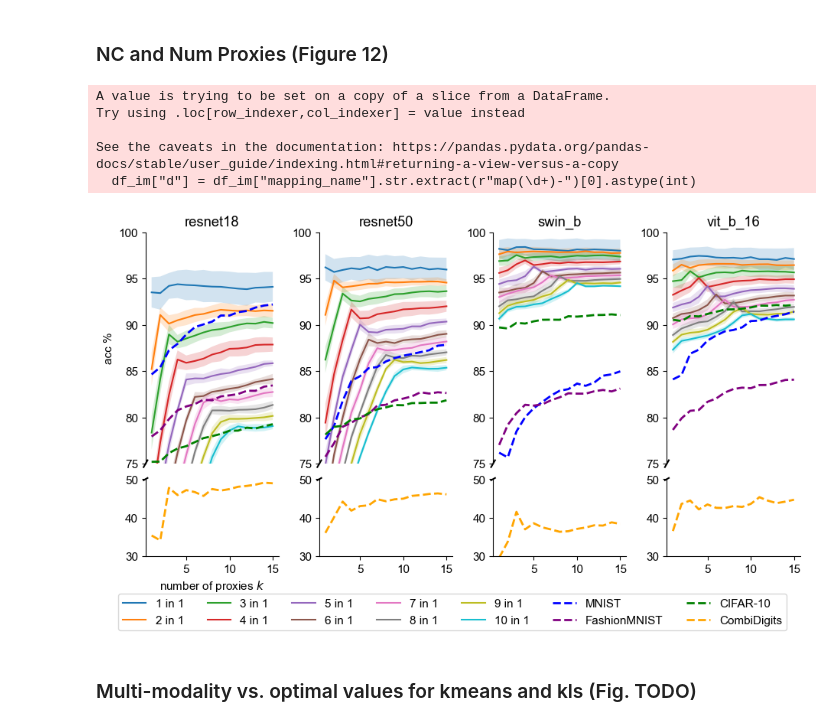
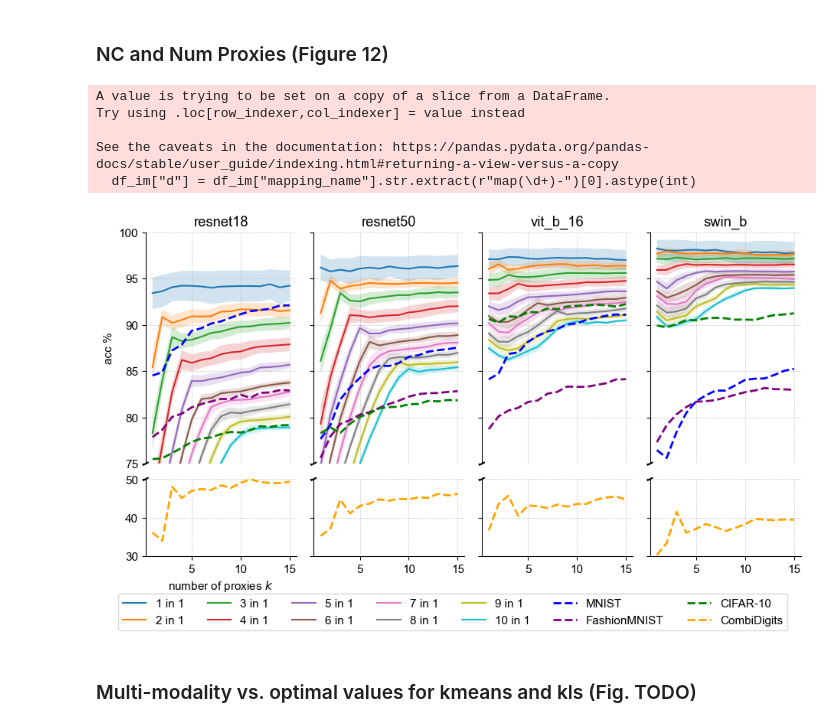
Before and after one commit to DATEXIS/IMPRINT, a Jupyter notebook: analysis/analysis.ipynb, the cells around one changed output. Cells and saved outputs as stored; diff of their text form; code cells hidden in the pictures.

```diff
--- a/analysis/analysis.ipynb
+++ b/analysis/analysis.ipynb
@@ -1262,11 +1268,11 @@ backbone = ["resnet18", "vit_b_16", "resnet50", "swin_b"]
 aspect_ratio = 3 / 4
 fig_height = text_width_inches * aspect_ratio
 
-plt.rcParams.update({"font.size": 11})  # Adjust size as needed
+plt.rcParams.update({"font.size": 10})  # Adjust size as needed
 fig, ax = plt.subplots(
     2,
     4,
-    figsize=(1.2 * text_width_inches, 1.2 * fig_height),
+    figsize=(1.1 * text_width_inches, fig_height),
 )
 count_lm = -1
 count_d = -1
@@ -1296,7 +1302,7 @@ for i in range(2):
                 ci_lower.append(m - 1.96 * (std / np.sqrt(n)))
                 ci_upper.append(m + 1.96 * (std / np.sqrt(n)))
 
-            ax[i, j].plot(d_vals, mean_values, "-", color="red", label="ImageNet (remapped)")
+            ax[i, j].plot(d_vals, mean_values, "-", color="red", label=r'ImageNet ("$d$ in $1$")')
             ax[i, j].fill_between(d_vals, ci_lower, ci_upper, color="red", alpha=0.15)
             ax[i, j].spines["right"].set_visible(False)
             ax[i, j].spines["top"].set_visible(False)
@@ -1305,7 +1311,7 @@ for i in range(2):
 
             if bb in ["resnet18", "resnet50"]:
                 ax[i, j].set_ylabel(r"$\mathcal{NC}_1$")
-            if bb in ["resnet50", "swin_b"]:
+            if bb in ["resnet50",]: # "swin_b"]:
                 ax[i, j].set_xlabel("$d$")
 
             # y-axis scaling
@@ -1346,9 +1352,9 @@ for i in range(2):
 
 h1, l1 = ax[0, 0].get_legend_handles_labels()  # the ImageNet line
 h2, l2 = ax[1, 1].get_legend_handles_labels()  # the MNIST/Fashion/CIFAR/CombiDigits dots
-fig.legend(h1 + h2, l1 + l2, loc="lower center", ncol=5, bbox_to_anchor=(0.5, 0), fontsize=10)
+fig.legend(h1 + h2, l1 + l2, loc="lower center", ncol=5, bbox_to_anchor=(0.5, 0), fontsize=9)
 plt.tight_layout(rect=[0, 0.05, 1, 1])
-plt.savefig(os.path.join(graphs_save_dict, f"nc1_with_combi.pdf"), bbox_inches="tight", dpi=300)
+plt.savefig(os.path.join(graphs_save_dict, f"nc1.pdf"), bbox_inches="tight", dpi=300)
 plt.show()
 # %% [output]
 A value is trying to be set on a copy of a slice from a DataFrame.
@@ -1408,8 +1414,8 @@ focus_column_values = {
         -1,
     ],
     "normalize_for_proxy_selection": [  # NORM_pre for generating weights
-        "l2",  # Qi
-        # "none",  # almost Qi
+        # "l2",  # Qi
+        "none",  # almost Qi
     ],
     "normalize_weights": [  # NORM_post for generated weights
         "l2",
@@ -1477,7 +1483,7 @@ df_im_agg["ci95"] = 1.96 * df_im_agg["std_acc"] / np.sqrt(df_im_agg["count"])
 small = ["MNIST", "FashionMNIST", "CIFAR-10", "CombiDigits"]
 colors = {"MNIST": "blue", "FashionMNIST": "purple", "CIFAR-10": "green", "CombiDigits": "orange"}
 linestyles = {"MNIST": "--", "FashionMNIST": "--", "CIFAR-10": "--", "CombiDigits": "--"}
-backbones = ["resnet18", "resnet50", "swin_b", "vit_b_16"]
+backbones = ["resnet18", "resnet50", "vit_b_16", "swin_b"]
 
 
 aspect_ratio = 3 / 4
@@ -1489,19 +1495,25 @@ fig = plt.figure(figsize=(1.5*text_width_inches, 1.2*fig_height))
 outer_grid = gridspec.GridSpec(1, 4, figure=fig)
 axes = []
 
+height_ratio_top = 3
+height_ratio_bottom = 1
 for i, bb in enumerate(backbones):
 	# Create inner grid for each column (2 rows, 1 column for the break)
 	inner_grid = gridspec.GridSpecFromSubplotSpec(
 		2, 1, outer_grid[i],
-		height_ratios=[3,1],
+		height_ratios=[height_ratio_top,height_ratio_bottom],
 		hspace=0.1
 	)
+	# inner_grid = gridspec.GridSpecFromSubplotSpec(
+	# 	1, 1, outer_grid[i],
+	# 	hspace=0
+	# )
 
 	# Create top and bottom subplots for this column
 	ax_top = fig.add_subplot(inner_grid[0])
 	ax_bottom = fig.add_subplot(inner_grid[1])
 
-	axes.append((ax_top, ax_bottom))
+	axes.append((ax_top)) #, ax_bottom))
 
 	# ImageNet remappings
 	for d in sorted(df_im_agg["d"].unique()):
@@ -1560,48 +1572,56 @@ for i, bb in enumerate(backbones):
 
 	# Add diagonal break lines
 	d = 0.015
+	d_top = d * height_ratio_bottom / height_ratio_top
 	kwargs = dict(transform=ax_top.transAxes, color='k', clip_on=False)
-	ax_top.plot((-d, +d), (-d, +d), **kwargs)
-
+	ax_top.plot((-d, +d), (-d_top, +d_top), **kwargs)
 	kwargs.update(transform=ax_bottom.transAxes)
 	ax_bottom.plot((-d, +d), (1-d, 1+d), **kwargs)
 
 	ax_top.set_title(bb)
 
 	# Add labels to the appropriate axes
 	if i == 0:
 		ax_bottom.set_xlabel(r"number of proxies $k$")
+		# ax_top.set_xlabel(r"number of proxies $k$")
 		ax_top.set_ylabel("acc %")
 
+	else:
+		ax_top.tick_params(labelleft=False)
+		ax_bottom.tick_params(labelleft=False)
 	# Also save legend
 	if i == 0:
 		h1, l1 = ax_top.get_legend_handles_labels()
 
+	ax_top.grid(True, linestyle="--", linewidth=0.5, alpha=0.7)
+	ax_bottom.grid(True, linestyle="--", linewidth=0.5, alpha=0.7)
+
+	# ax_top.set_ylim(45, 100)    # top part
+	# print(f"Data range for {bb}: {df_focus['median_task_acc'].min():.2f} to {df_focus['median_task_acc'].max():.2f}")
 
 fig.legend(
 	h1, l1, loc="lower center", ncol=7, bbox_to_anchor=(0.5, 0), fontsize=11
 )
 fig.tight_layout(rect=[0, 0.07, 1, 1])
-# plt.savefig(
-# 	os.path.join(graphs_save_dict, f"var_num_proxies_vs_datasets_kmeans.pdf"),
-# 	bbox_inches="tight",
-# 	dpi=300
-# )
-# # Also save svg
-# plt.savefig(
-# 	os.path.join(graphs_save_dict, f"var_num_proxies_vs_datasets_kmeans.svg"),
-# 	bbox_inches="tight",
-# 	dpi=300
-# )
-# plt.show()
+fig.savefig(
+	os.path.join(graphs_save_dict, f"var_num_proxies_vs_datasets_kmeans_almostqi.pdf"),
+	bbox_inches="tight",
+	dpi=300
+)
+# Also save svg
+fig.savefig(
+	os.path.join(graphs_save_dict, f"var_num_proxies_vs_datasets_kmeans_almostqi.svg"),
+	bbox_inches="tight",
+	dpi=300
+)
 fig.show()
 # %% [output]
 A value is trying to be set on a copy of a slice from a DataFrame.
 Try using .loc[row_indexer,col_indexer] = value instead
 
 See the caveats in the documentation: https://pandas.pydata.org/pandas-docs/stable/user_guide/indexing.html#returning-a-view-versus-a-copy
   df_im["d"] = df_im["mapping_name"].str.extract(r"map(\d+)-")[0].astype(int)
-[figure, old version]
+[figure, new version]
 # %% [markdown]
 ### Multi-modality vs. optimal values for kmeans and kls (Fig. TODO)
 # %%
```
Also changed, not shown: parts of 4 cells of this notebook, 8 other files.
